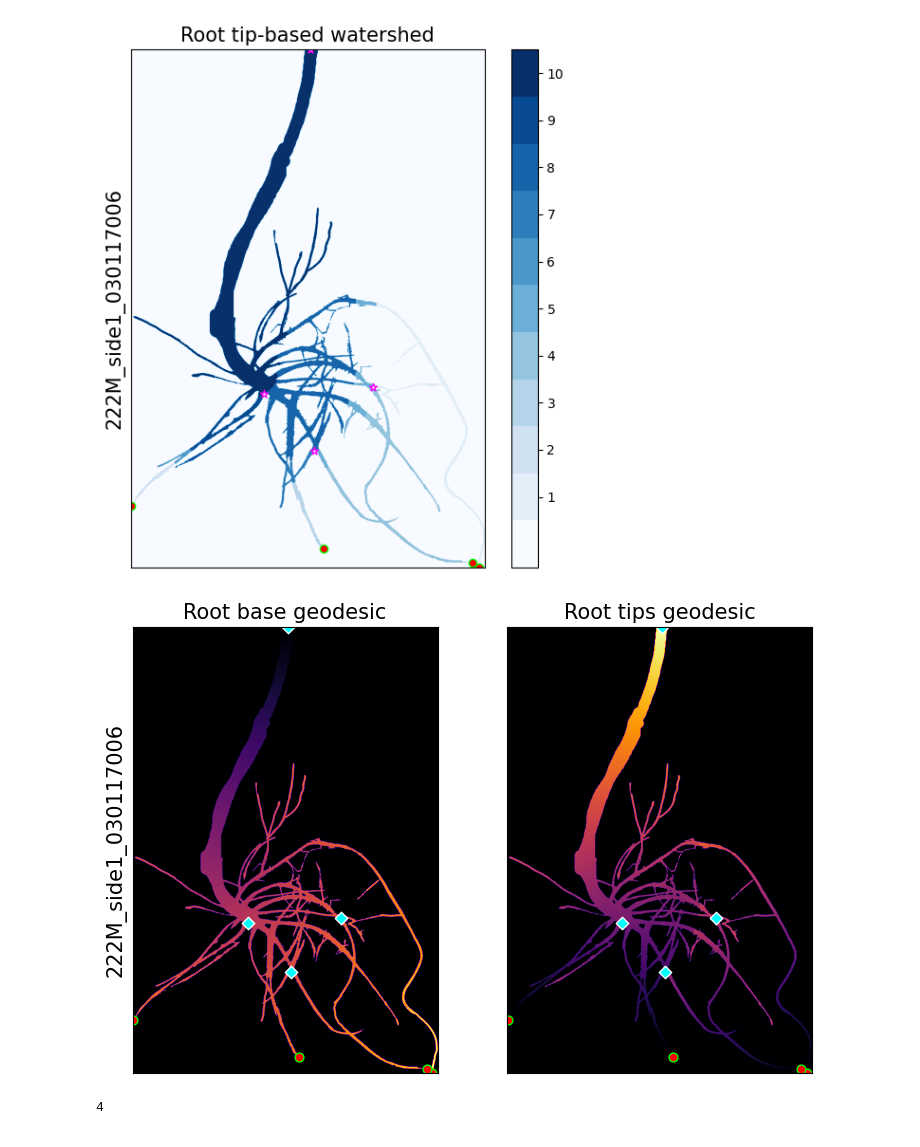
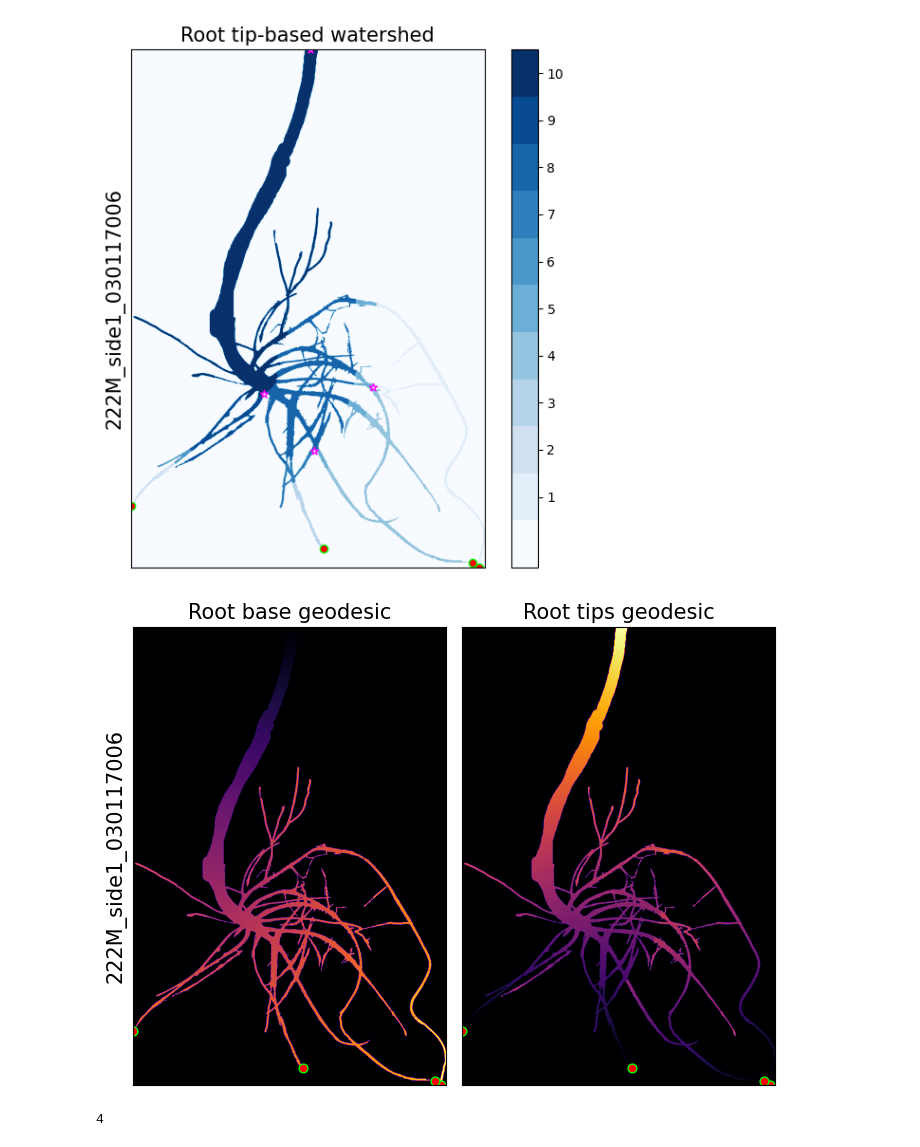
Before and after one commit to ejamezquita/root_necrosis, a Jupyter notebook: jupyter/03_compute_geodesic_watershed.ipynb, the cells around one changed output. Saved outputs shown, nothing was run; the diff lists cells and outputs as text; code cells hidden in the pictures.

Commit message:
geodesic

```diff
--- a/jupyter/03_compute_geodesic_watershed.ipynb
+++ b/jupyter/03_compute_geodesic_watershed.ipynb
@@ -232,23 +232,26 @@ if False:
     #plt.savefig(filename +'.png', format='png', bbox_inches='tight', dpi=200)
 # %%
 s = 40
-fig, ax = plt.subplots(1,2, figsize=(8,5), sharex=True, sharey=True)
+fig, ax = plt.subplots(1,2, figsize=(7,5), sharex=True, sharey=True)
 ax = np.atleast_1d(ax).ravel()
 
 for i,im in enumerate([gdt, rootw]):
     ax[i].imshow(im, cmap='inferno', vmin=0, origin='upper')
     ax[i].tick_params(labelleft=False, left=False, bottom=False, labelbottom=False)
     ax[i].scatter(tips[tmask,1], tips[tmask,0], marker='o', color='r', edgecolor='lime', linewidth=1, s=s)
-    ax[i].scatter(merge[tmask,1], merge[tmask,0], marker='D', color='cyan', edgecolor='w', linewidth=1, s=s)
+    #ax[i].scatter(merge[tmask,1], merge[tmask,0], marker='D', color='cyan', edgecolor='w', linewidth=1, s=s)
 
 i = 0
 ax[i].set_ylabel(bname, fontsize=fs)
 ax[i].set_title('Root base geodesic', fontsize=fs); i += 1
 ax[i].set_title('Root tips geodesic', fontsize=fs)
 
 fig.tight_layout();
+
+filename = ddst + 'geodesic_comparison_-_' + bname
+plt.savefig(filename +'.png', format='png', bbox_inches='tight', dpi=200)
 # %% [output]
-[figure, old version]
+[figure, new version]
 # %%
 foo = (gdt > 0) != (rootw > 0)
 print(np.sum(foo))
```
Also changed, not shown: 57 other files.
